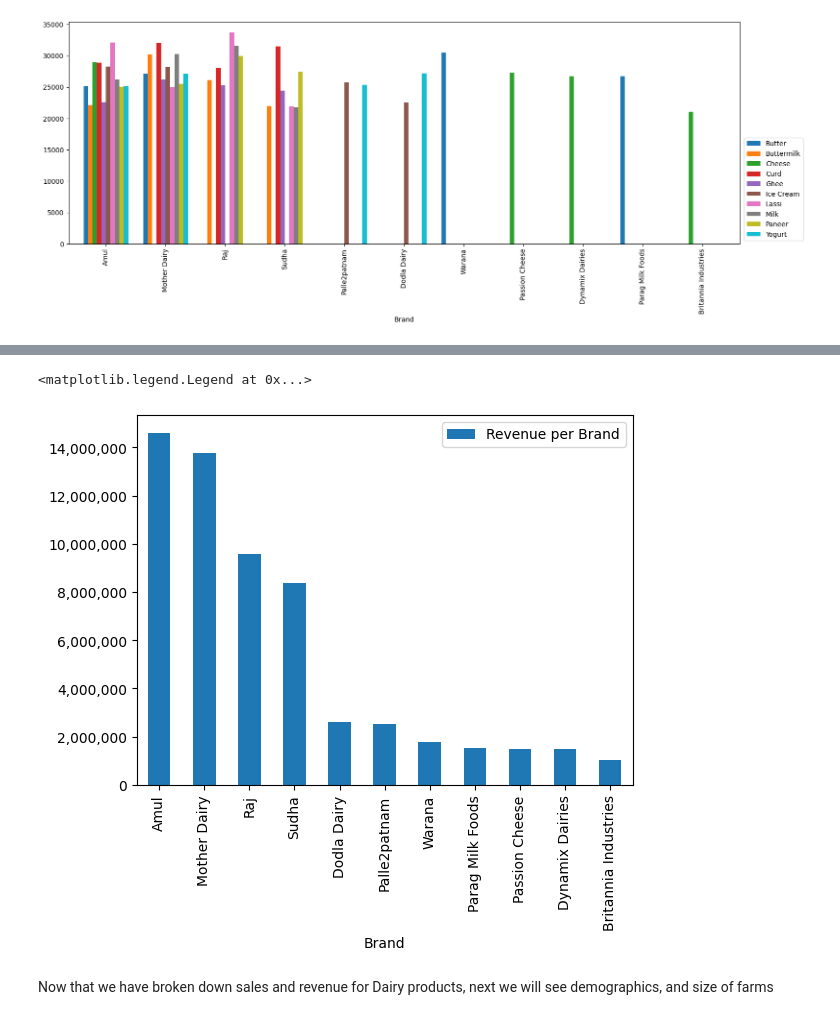
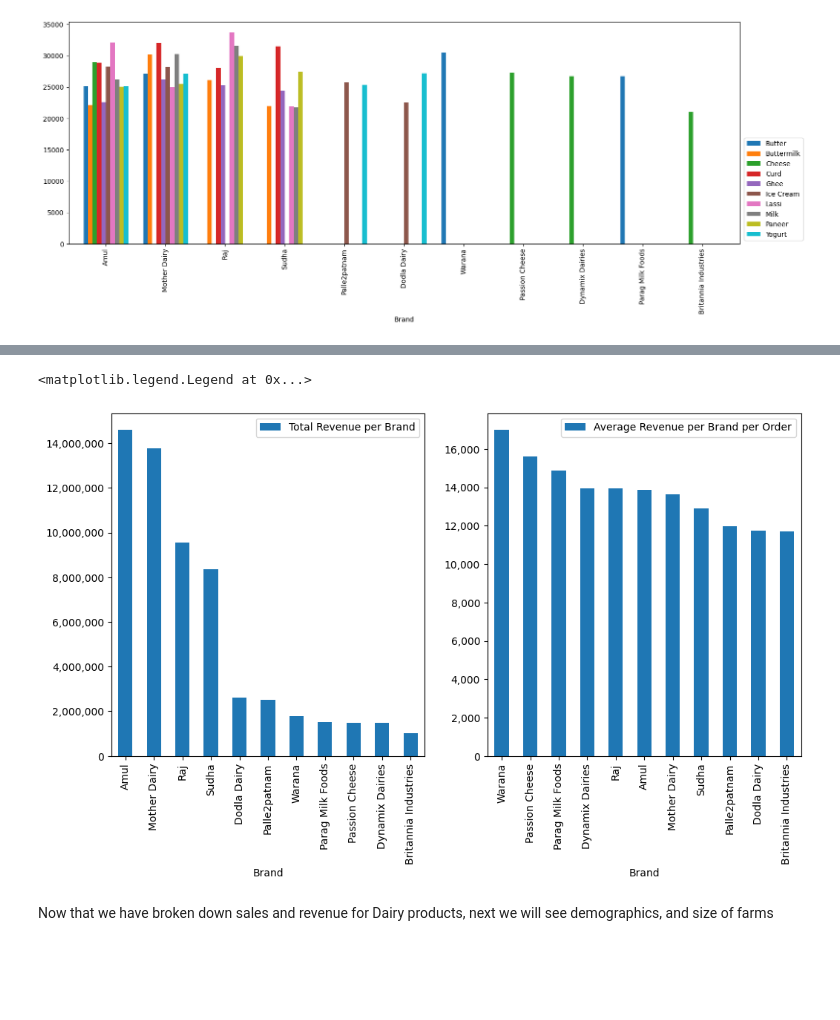
Before and after one commit to ibpinto3098/Personal-Projects, a Jupyter notebook: Dairy Sales/Dairy Sales Analysis.ipynb, the cells around one changed output, grey strips where cells are left out. Cells and saved outputs as stored; diff of their text form; code cells hidden in the pictures; blank space fills up the shorter version.

```diff
--- a/Dairy Sales/Dairy Sales Analysis.ipynb
+++ b/Dairy Sales/Dairy Sales Analysis.ipynb
@@ -137,14 +153,21 @@ df_product_brand_pivot.plot(kind='bar',width=.75,ax=axs).legend(bbox_to_anchor=(
 # %%
-fig,axs = plt.subplots(1,1)
+fig,axs = plt.subplots(1,2, figsize=(12,6))
 df_brand_revenue = df[['Brand','Approx. Total Revenue(INR)']]
 df_brand_revenue = df_brand_revenue.groupby(['Brand'],as_index=True).sum()
 df_brand_revenue.sort_values('Approx. Total Revenue(INR)',ascending=False,inplace=True)
-df_brand_revenue.plot(kind='bar',ax=axs)
-axs.get_yaxis().set_major_formatter(matplotlib.ticker.FuncFormatter(lambda x, p: format(int(x), ',')))
-axs.legend(['Revenue per Brand'])
+df_brand_revenue.plot(kind='bar',ax=axs[0])
+axs[0].get_yaxis().set_major_formatter(matplotlib.ticker.FuncFormatter(lambda x, p: format(int(x), ',')))
+axs[0].legend(['Total Revenue per Brand'])
+
+df_brand_revenue_mean = df[['Brand','Approx. Total Revenue(INR)']]
+df_brand_revenue_mean = df_brand_revenue_mean.groupby(['Brand'],as_index=True).mean()
+df_brand_revenue_mean.sort_values('Approx. Total Revenue(INR)',ascending=False,inplace=True)
+df_brand_revenue_mean.plot(kind='bar',ax=axs[1])
+axs[1].get_yaxis().set_major_formatter(matplotlib.ticker.FuncFormatter(lambda x, p: format(int(x), ',')))
+axs[1].legend(['Average Revenue per Brand per Order'])
 # %% [output]
 <matplotlib.legend.Legend at 0x...>
-[figure, old version]
+[figure, new version]
 # %% [markdown]
 Now that we have broken down sales and revenue for Dairy products, next we will see demographics, and size of farms
 # %%
```
Also changed, not shown: parts of 3 cells of this notebook.
